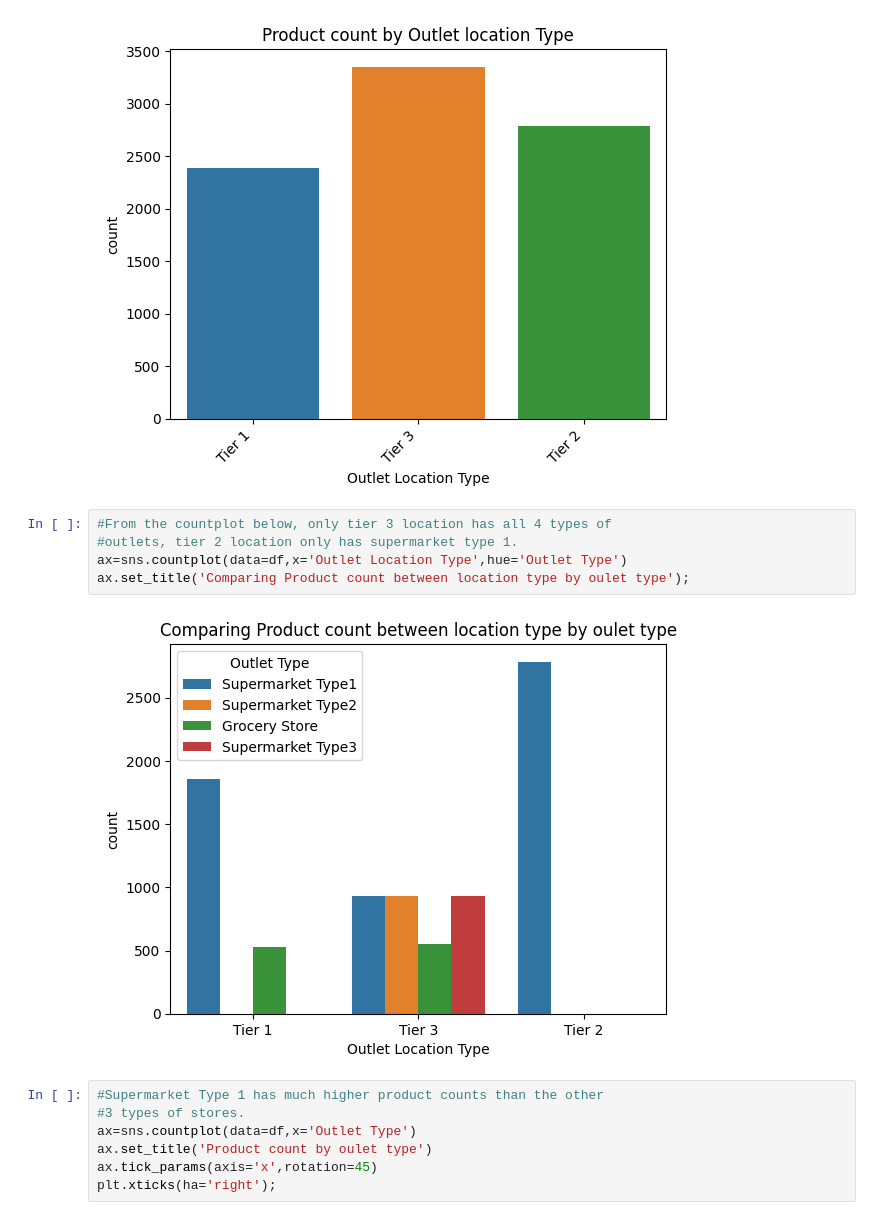
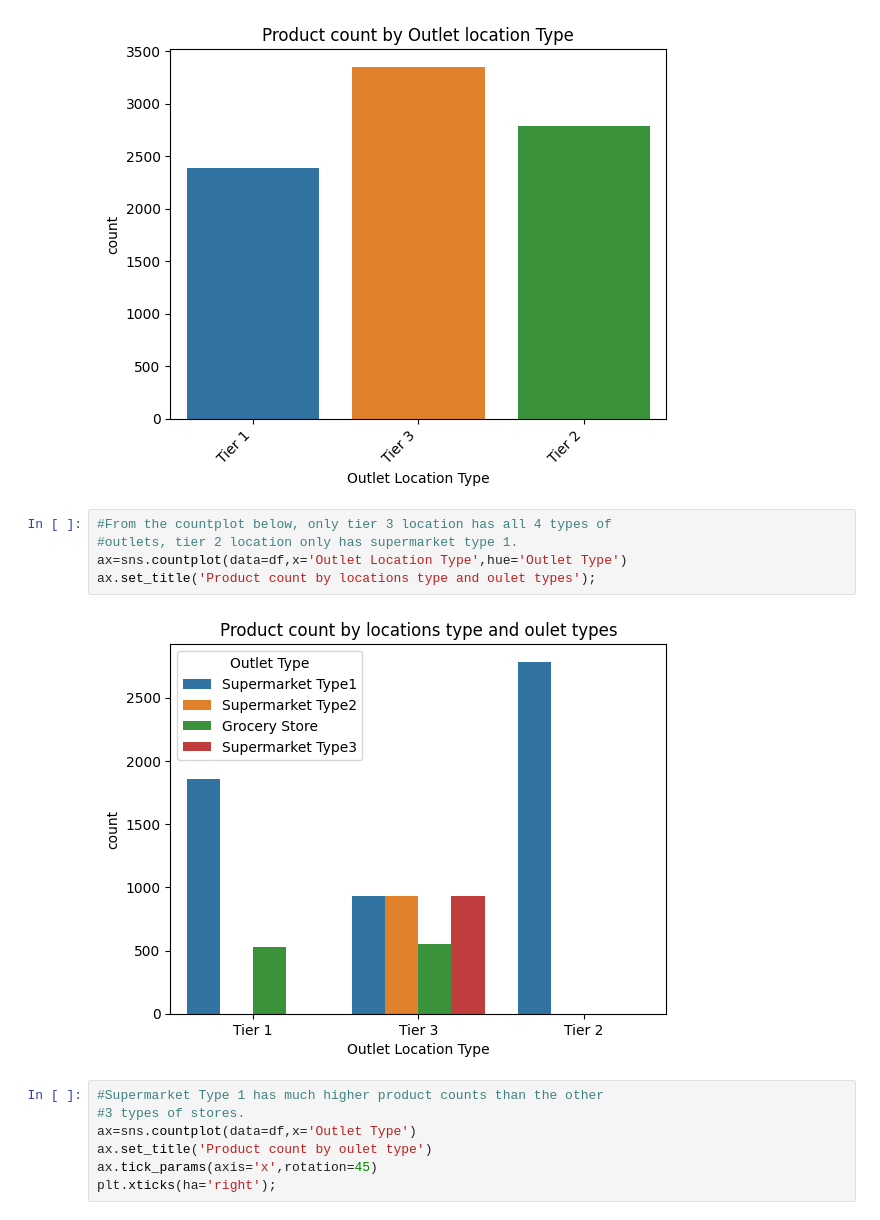
Before and after one commit to Qisam0322/Prediction-of-Product-Sales, a Jupyter notebook: Prediction_of_Product_Sales_Project.ipynb, the cells around one changed output. Cells and saved outputs as stored; diff of their text form.

```diff
--- a/Prediction_of_Product_Sales_Project.ipynb
+++ b/Prediction_of_Product_Sales_Project.ipynb
@@ -381,10 +381,10 @@ ax.set_title('Product count by Outlet location Type');
 # %%
 #From the countplot below, only tier 3 location has all 4 types of
 #outlets, tier 2 location only has supermarket type 1.
 ax=sns.countplot(data=df,x='Outlet Location Type',hue='Outlet Type')
-ax.set_title('Comparing Product count between location type by oulet type');
+ax.set_title('Product count by locations type and oulet types');
 # %% [output]
-[figure, old version]
+[figure, new version]
 # %%
 #Supermarket Type 1 has much higher product counts than the other
 #3 types of stores.
```
Also changed, not shown: parts of 4 cells of this notebook.
